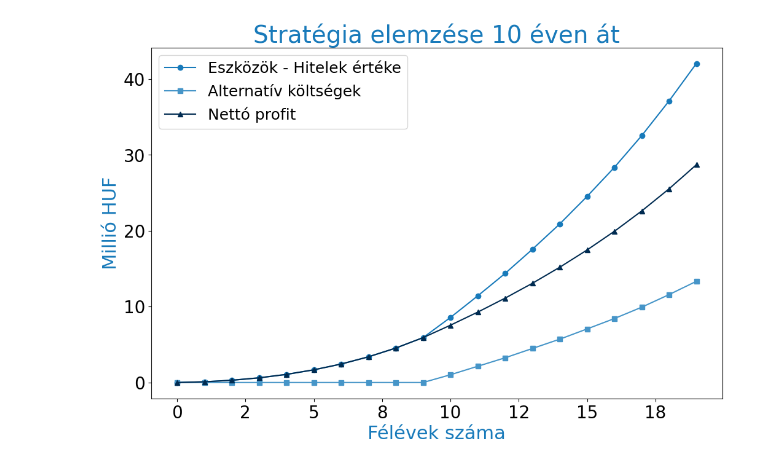
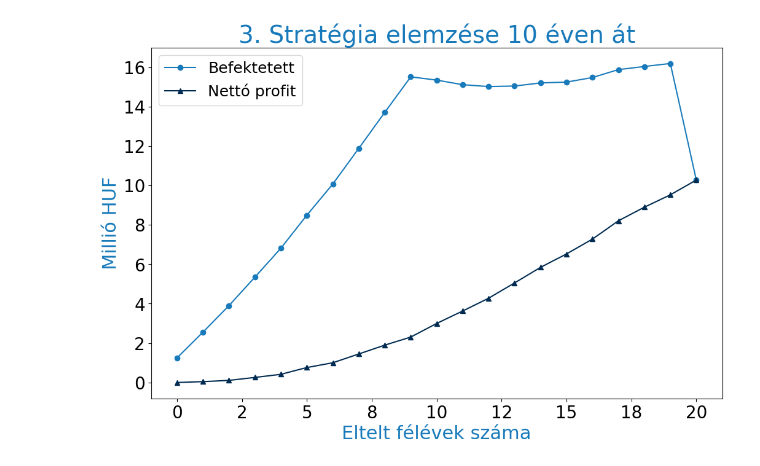
Before and after one commit to hakatiki/ETI-blog, a Jupyter notebook: content/blog/DH/notebook.ipynb, the cells around one changed output. Cells and saved outputs as stored; diff of their text form; code cells hidden in the pictures.

```diff
--- a/content/blog/DH/notebook.ipynb
+++ b/content/blog/DH/notebook.ipynb
@@ -68,9 +66,8 @@ plt.show()
 # %%
 df_corrected = pd.DataFrame({
-    "Asset-Debt Total": [0, 95000, 296300, 616402, 1069133.08, 1669780.903, 2435242.889, 3384190.43, 4537249.655, 5917200.409, 8569195.27, 11420400.61, 14370737.92, 17562120.85, 20898654.43, 24526854.24, 28355887.39, 32537837.78, 37107997.67, 42045188.59,
-    ],
-    "Opportunity cost": [0, 0, 0, 0, 0, 0, 0, 0, 0, 0, 1020000, 2142000, 3256200, 4481820, 5710002, 7061002.2, 8427102.42, 9929812.662, 11582793.93, 13341073.32, ],
-    "Net winnings": [0, 95000, 296300, 616402, 1069133.08, 1669780.903, 2435242.889, 3384190.43, 4537249.655, 5917200.409, 7549195.27, 9278400.611, 11114537.92, 13080300.85, 15188652.43, 17465852.04, 19928784.97, 22608025.12, 25525203.74, 28704115.27, ]
+    "Asset-Debt Total": [1250000,2559427.702,3901702.791,5348041.985,6815611.517,8489383.138,10074894.49,11880916.42,13705335.38,15511013.66,15343157.39,15113346.99,15016614.04,15044289.99,15200113.56,15243558.37,15474917.52,15877858.13,16035479.28,16188199.51,10273640.14,],
+    # "Opportunity cost": [0, 0, 0, 0, 0, 0, 0, 0, 0, 0, 1020000, 2142000, 3256200, 4481820, 5710002, 7061002.2, 8427102.42, 9929812.662, 11582793.93, 13341073.32, ],
+    "Net winnings": [0,44574.77526,106849.8643,257742.0143,414111.5462,760618.2413,1002481.597,1448147.995,1895173.036,2306081.575,2995735.631,3627347.032,4276024.815,5053179.436,5842630.167,6523932.798,7277464.201,8206976.942,8895657.232,9524012.481,10273640.14,]
 })
 
 
@@ -86,35 +83,35 @@ legend_fontsize = 18  # Legend font size
 
 fig, ax = plt.subplots(figsize=(width, height))
 fig.patch.set_alpha(0.0)
 ax.patch.set_alpha(0.0)
 
 # Define custom colors based on the provided specifications
 color_asset_debt = '#187ABA'  # Blue
 color_opportunity_cost = '#4695C8'  # Blue - 80%
 color_net_winnings = '#002B51'  # Navy
 
 # Plot each column with custom colors
-ax.plot(df_corrected.index, df_corrected['Asset-Debt Total'] / 1e6, label='Eszközök - Hitelek értéke', marker='o', color=color_asset_debt)
-ax.plot(df_corrected.index, df_corrected['Opportunity cost'] / 1e6, label='Alternatív költségek', marker='s', color=color_opportunity_cost)
+ax.plot(df_corrected.index, df_corrected['Asset-Debt Total'] / 1e6, label='Befektetett', marker='o', color=color_asset_debt)
+# ax.plot(df_corrected.index, df_corrected['Opportunity cost'] / 1e6, label='Alternatív költségek', marker='s', color=color_opportunity_cost)
 ax.plot(df_corrected.index, df_corrected['Net winnings'] / 1e6, label='Nettó profit', marker='^', color=color_net_winnings)
 
 # Format the y-axis to show labels as 'Millions'
 ax.yaxis.set_major_formatter(ticker.FuncFormatter(lambda x, pos: '{:,.0f}'.format(x)))
 ax.xaxis.set_major_formatter(ticker.FuncFormatter(lambda x, pos: '{:,.0f}'.format(x)))
 
 # Set title and labels with custom colors and font sizes
-ax.set_title('Stratégia elemzése 10 éven át', color=color_asset_debt, fontsize=title_fontsize)
-ax.set_xlabel('Félévek száma', color=color_asset_debt, fontsize=label_fontsize)
+ax.set_title('3. Stratégia elemzése 10 éven át', color=color_asset_debt, fontsize=title_fontsize)
+ax.set_xlabel('Eltelt félévek száma', color=color_asset_debt, fontsize=label_fontsize)
 ax.set_ylabel('Millió HUF', color=color_asset_debt, fontsize=label_fontsize)
 ax.tick_params(axis='both', which='major', labelsize=tick_fontsize)
 
 # Adjust the legend with custom font size
 ax.legend(fontsize=legend_fontsize)
 
 # Save the chart as an SVG file with custom colors and transparent background
 plt.savefig("../../../static/Financial_Data_Chart_Risky.svg", format='svg', transparent=True)
 
 # Show the plot
 plt.show()
 # %% [output]
-[figure, old version]
+[figure, new version]
```
Also changed, not shown: parts of 2 cells of this notebook, 3 other files.
